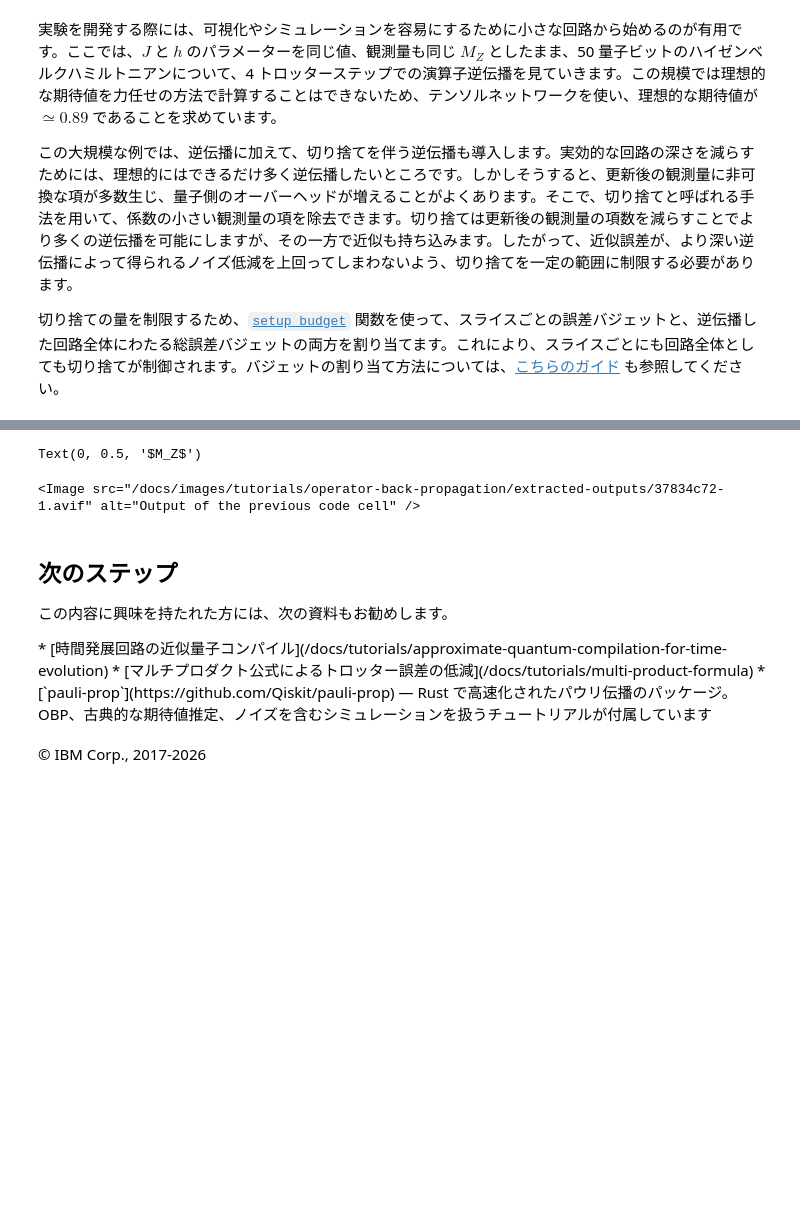
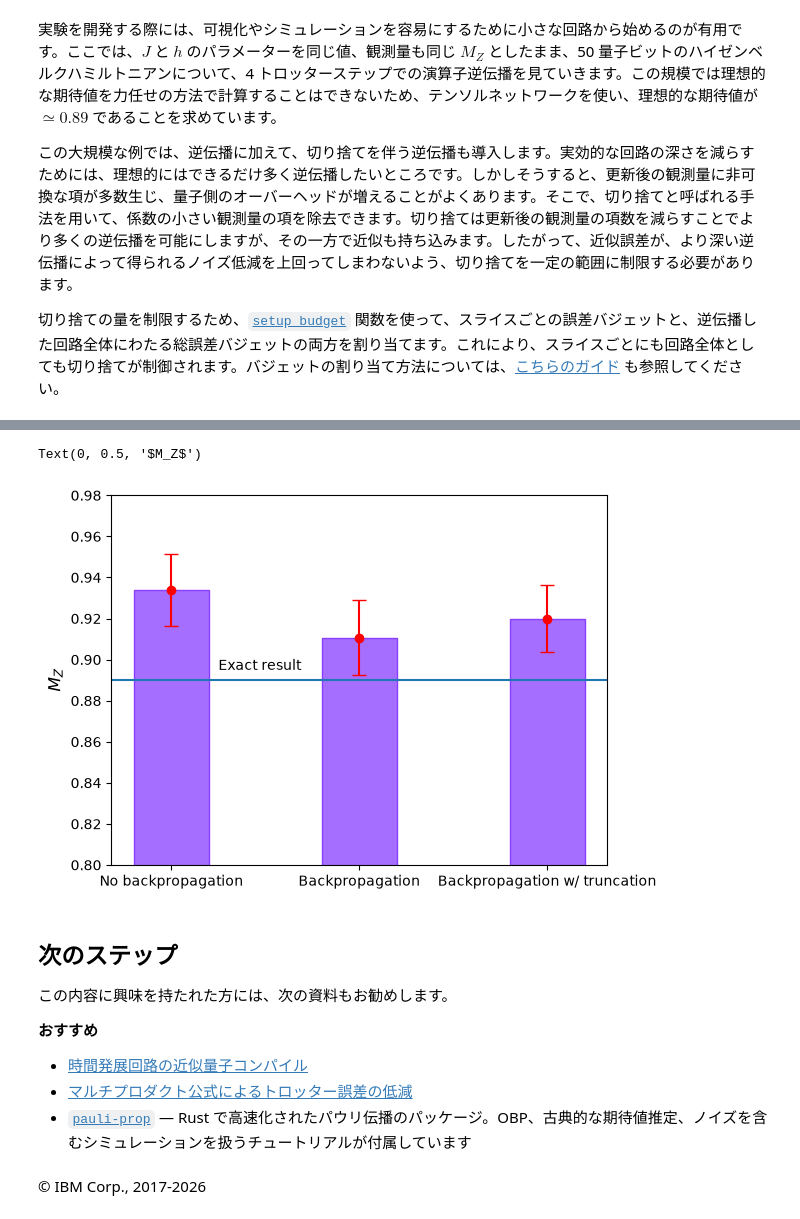
Before and after one commit to quantum-tokyo/introduction, a Jupyter notebook: src/tutorial/operator-back-propagation-ja.ipynb, the cells around one changed output, grey strips where cells are left out. Drawn from its saved outputs; the diff is of its cells as text; code cells hidden in the pictures; blank space fills up the shorter version.

```diff
--- a/src/tutorial/operator-back-propagation-ja.ipynb
+++ b/src/tutorial/operator-back-propagation-ja.ipynb
@@ -385,32 +384,31 @@ Backpropagated expectation value with truncation: 0.934050286970965
 # %%
 # 結果をプロットする
 methods = [
-    "逆伝播なし",
-    "逆伝播あり",
-    "逆伝播あり（切り捨て付き）",
+    "No backpropagation",
+    "Backpropagation",
+    "Backpropagation w/ truncation",
 ]
 values = [result_no_bp, result_bp, result_bp_trunc]
 error_bars = [std_no_bp, std_bp, std_bp_trunc]
 
 ax = plt.gca()
 plt.bar(methods, values, color="#a56eff", width=0.4, edgecolor="#8a3ffc")
 plt.errorbar(methods, values, yerr=error_bars, fmt="o", color="r", capsize=5)
 plt.axhline(0.89)
 ax.set_ylim([0.8, 0.98])
-plt.text(0.25, 0.895, "厳密な結果")
+plt.text(0.25, 0.895, "Exact result")
 ax.set_ylabel(r"$M_Z$", fontsize=12)
 # %% [output]
 Text(0, 0.5, '$M_Z$')
-<Image src="/docs/images/tutorials/operator-back-propagation/extracted-outputs/37834c72-1.avif" alt="Output of the previous code cell" />
+[figure, added]
 # %% [markdown]
 ## 次のステップ
 
 この内容に興味を持たれた方には、次の資料もお勧めします。
 
-<Admonition type="tip" title="おすすめ">
-  * [時間発展回路の近似量子コンパイル](/docs/tutorials/approximate-quantum-compilation-for-time-evolution)
-  * [マルチプロダクト公式によるトロッター誤差の低減](/docs/tutorials/multi-product-formula)
-  * [`pauli-prop`](https://github.com/Qiskit/pauli-prop) — Rust で高速化されたパウリ伝播のパッケージ。OBP、古典的な期待値推定、ノイズを含むシミュレーションを扱うチュートリアルが付属しています
-</Admonition>
+**おすすめ**
+- [時間発展回路の近似量子コンパイル](/docs/tutorials/approximate-quantum-compilation-for-time-evolution)
+- [マルチプロダクト公式によるトロッター誤差の低減](/docs/tutorials/multi-product-formula)
+- [`pauli-prop`](https://github.com/Qiskit/pauli-prop) — Rust で高速化されたパウリ伝播のパッケージ。OBP、古典的な期待値推定、ノイズを含むシミュレーションを扱うチュートリアルが付属しています
 # %% [markdown]
 © IBM Corp., 2017-2026
```
Also changed, not shown: parts of 10 cells of this notebook, 6 other files.
